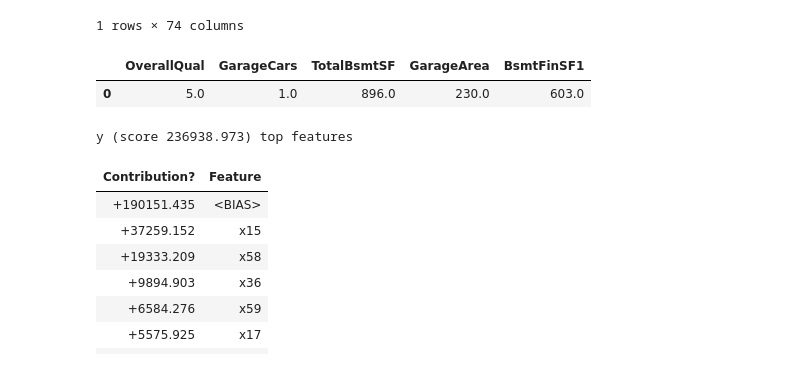
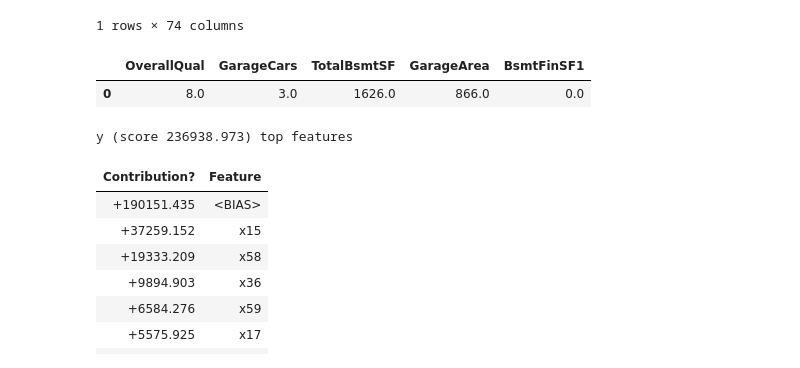
Before and after one commit to mayoor/stats-ml-exps, a Jupyter notebook: Model_explanation_Housing.ipynb, the cells around one changed output. Saved outputs shown, nothing was run; the diff lists cells and outputs as text; code cells hidden in the pictures.

```diff
--- a/Model_explanation_Housing.ipynb
+++ b/Model_explanation_Housing.ipynb
@@ -202,10 +202,10 @@ fetch_df_row(testx, 468)
 | 0 | 20.0 | 3.0 | 98.0 | 11428.0 | 1.0 | 0.0 | 3.0 | 0.0 | 4.0 | ... |
 1 rows × 74 columns
 # %%
-fetch_df_row(testx, 607)[testx.columns[[15,58,36,59,32]]]
+fetch_df_row(testx, 468)[testx.columns[[15,58,36,59,32]]]
 # %% [output]
 |  | OverallQual | GarageCars | TotalBsmtSF | GarageArea | BsmtFinSF1 |
-| 0 | 5.0 | 1.0 | 896.0 | 230.0 | 603.0 |
+| 0 | 8.0 | 3.0 | 1626.0 | 866.0 | 0.0 |
 # %%
 eli5.xgboost.explain_prediction_xgboost(model, doc=fetch_df_row(testx, 468))
 # %% [output]
```
Also changed, not shown: 1 other file.
